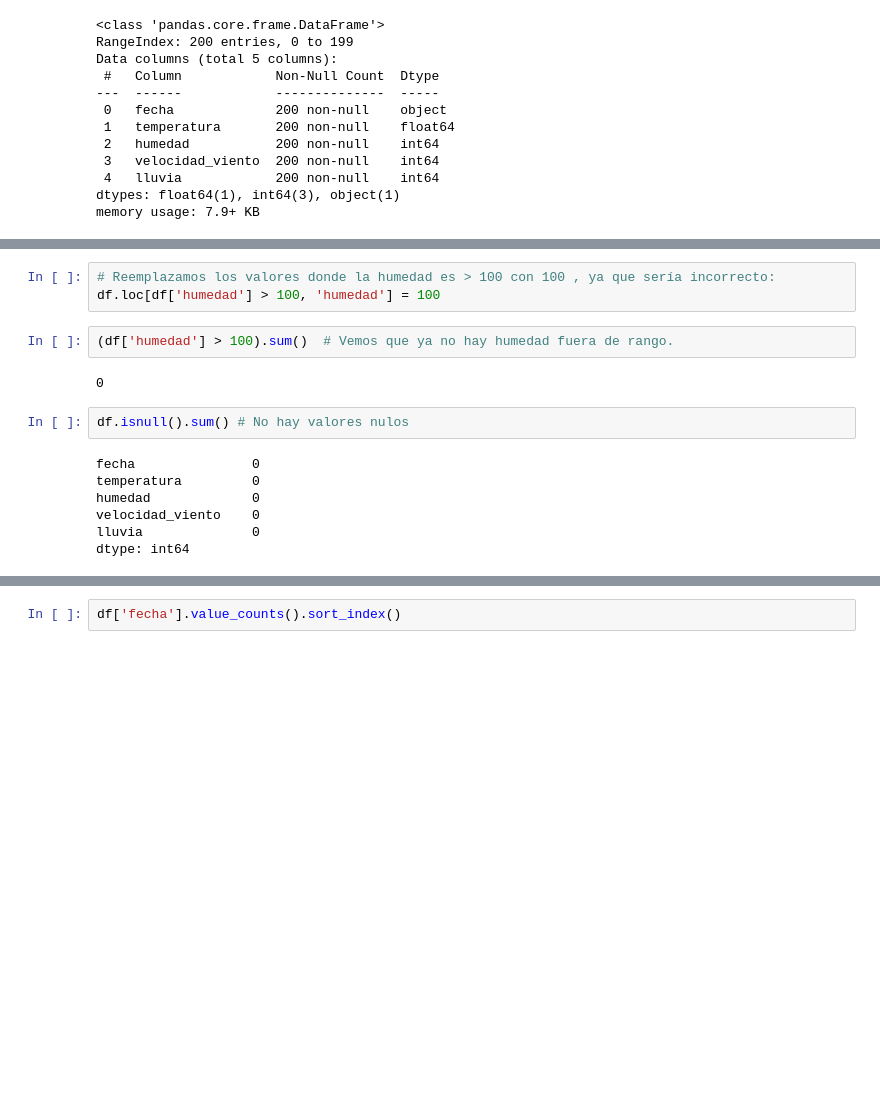
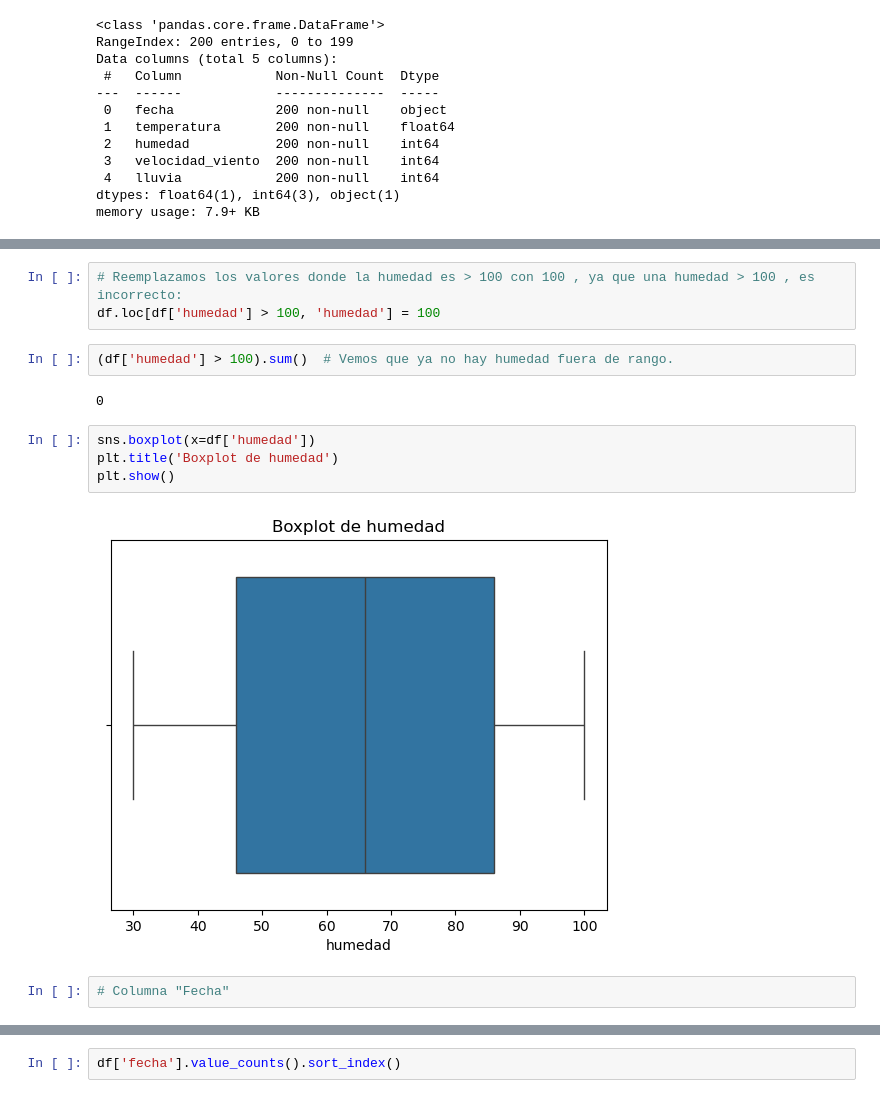
Before and after one commit to micaelakorol21/analisis_clima, a Jupyter notebook: analisis_clima.ipynb, the cells around one changed output, grey strips where cells are left out. Cells and saved outputs as stored; diff of their text form; blank space fills up the shorter version.

```diff
--- a/analisis_clima.ipynb
+++ b/analisis_clima.ipynb
@@ -75,19 +132,18 @@ print(valores_fuera_rango)
 # %%
-# Reemplazamos los valores donde la humedad es > 100 con 100 , ya que sería incorrecto:
+# Reemplazamos los valores donde la humedad es > 100 con 100 , ya que una humedad > 100 , es incorrecto:
 df.loc[df['humedad'] > 100, 'humedad'] = 100
 # %%
 (df['humedad'] > 100).sum()  # Vemos que ya no hay humedad fuera de rango.
 # %% [output]
 0
-# %%
-df.isnull().sum() # No hay valores nulos
-# %% [output]
-fecha               0
-temperatura         0
-humedad             0
-velocidad_viento    0
-lluvia              0
-dtype: int64
+# %%
+sns.boxplot(x=df['humedad'])
+plt.title('Boxplot de humedad')
+plt.show()
+# %% [output]
+[figure, added]
+# %%
+# Columna "Fecha"
 # %%
 # Observamos desde donde hasta cuando hay registros:
 df['fecha'].min(), df['fecha'].max()
```
Also changed, not shown: parts of 19 cells of this notebook.
